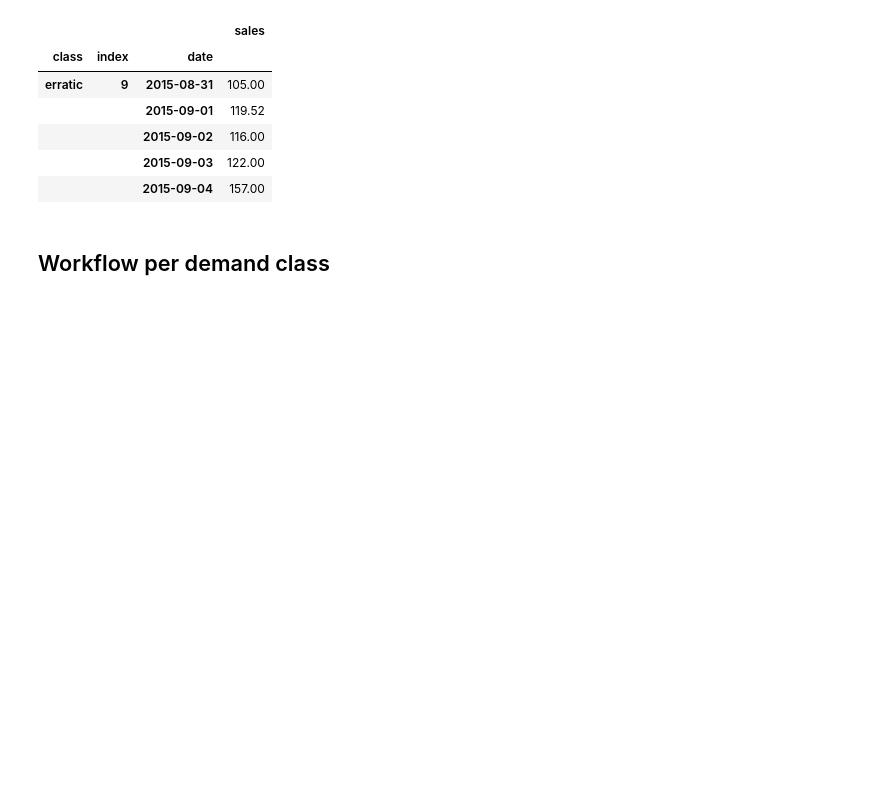
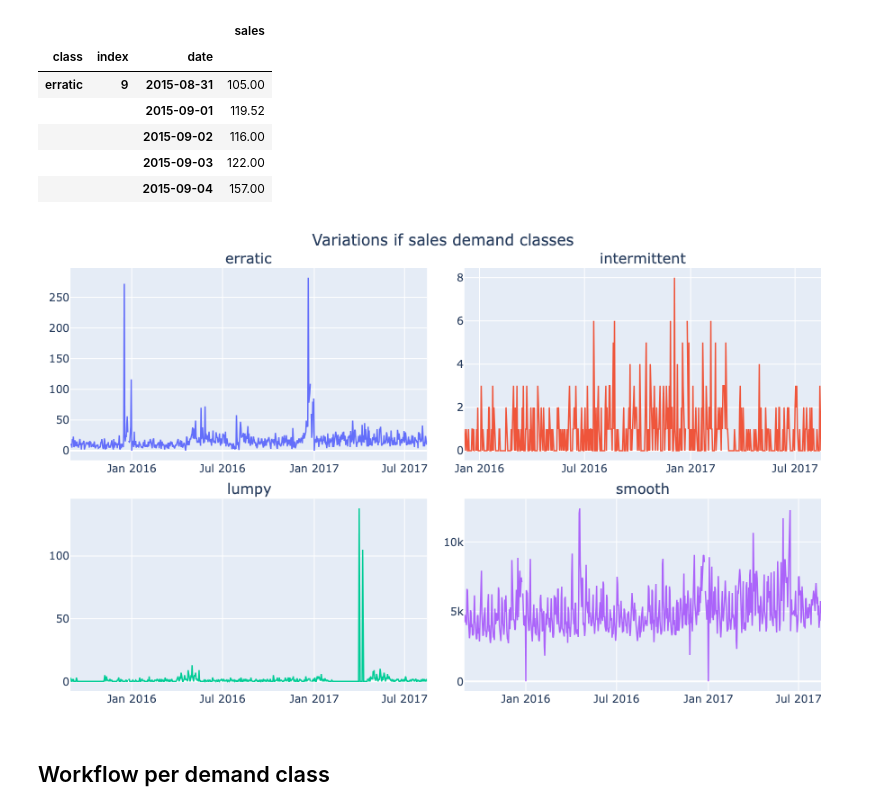
Before and after one commit to irressaf/ts-enterprise, a Jupyter notebook: notebooks/analysis.ipynb, the cells around one changed output. Cells and saved outputs as stored; diff of their text form; code cells hidden in the pictures; blank space fills up the shorter version.

```diff
--- a/notebooks/analysis.ipynb
+++ b/notebooks/analysis.ipynb
@@ -365,6 +367,11 @@ sales.head()
 |  |  | 2015-09-02 | 116.00 |
 |  |  | 2015-09-03 | 122.00 |
 |  |  | 2015-09-04 | 157.00 |
+# %%
+# Visualizing examples of each demand class in train data
+classifiedSeriesPlot(data=sales, title=f"Variations if {value} demand classes", seed=13)
+# %% [output]
+[figure, added]
 # %% [markdown]
 ## Workflow per demand class
 # %% [markdown]
```
Also changed, not shown: parts of 6 cells of this notebook, 9 other files.
